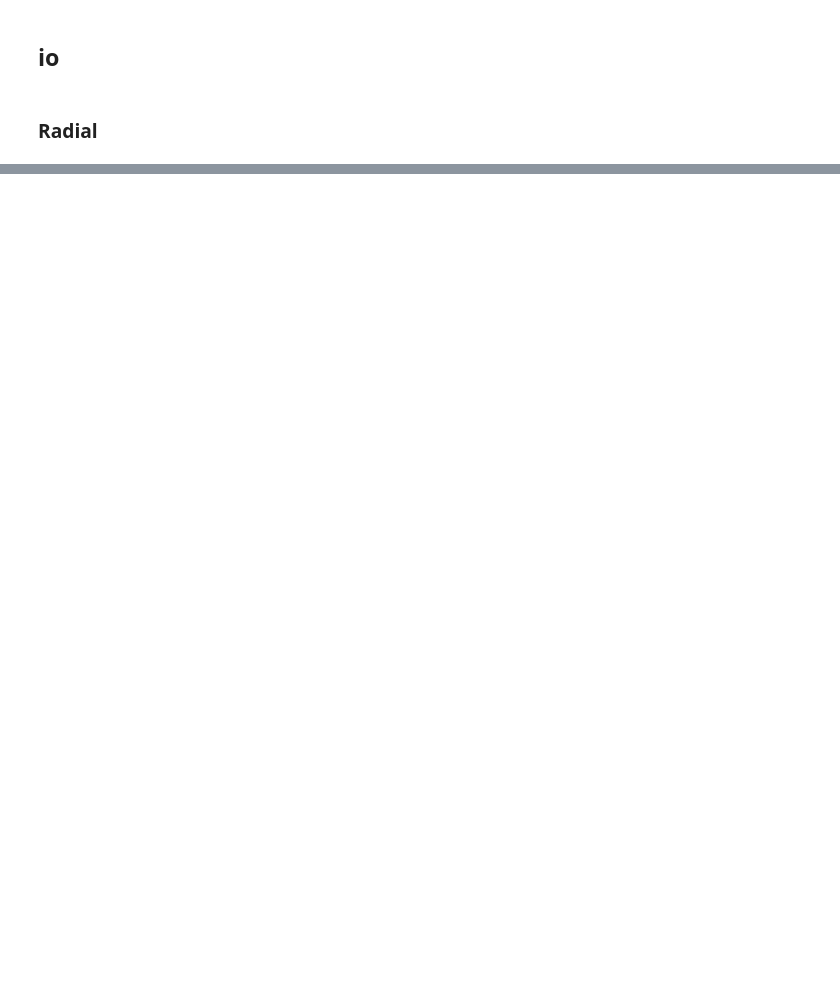
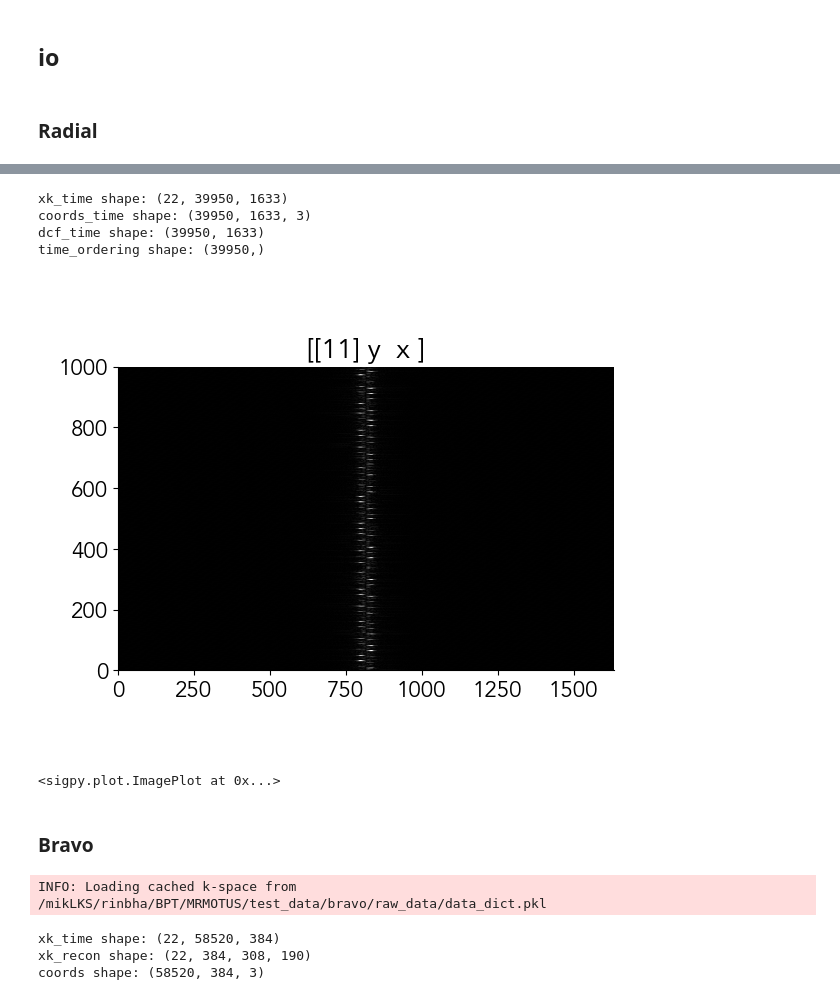
Before and after one commit to mikgroup/nonrigid-motion-bpt, a Jupyter notebook: examples/testing_libraries.ipynb, the cells around one changed output, grey strips where cells are left out. Cells and saved outputs as stored; diff of their text form; code cells hidden in the pictures; blank space fills up the shorter version.

Commit message:
Lot of changes; finished radial reader, bravo reader, and split_xk_bpt

```diff
--- a/examples/testing_libraries.ipynb
+++ b/examples/testing_libraries.ipynb
@@ -1,2 +1,39 @@
 # %% [markdown]
 # Testing Libraries
+# %%
+%env CUDA_DEVICE_ORDER=PCI_BUS_ID
+%env CUDA_VISIBLE_DEVICES=1
+!export BART_CPU_ONLY=1
+!export CUDA_LAUNCH_BLOCKING=1
+
+import importlib
+import sys
+import os
+
+os.environ['BART_TOOLBOX_PATH'] = '/home/rinbha/bart-0.9.00'
+os.environ['BART_CPU_ONLY'] = '1'
+sys.path.append(os.path.join(os.environ['BART_TOOLBOX_PATH'], 'python'))
+sys.path.append(os.path.abspath('/home/rinbha/orchestra-sdk-2.1-1.python/'))
+sys.path.append('../')
+
+sys.path.insert(0, "/home/rinbha/Research/BPT_MOTUS/bpt_mrmotus_2025/bpt_mrmotus_2025/mrmotus_custom_packages/sigpy-custom")
+sys.path.insert(0, "/home/rinbha/Research/BPT_MOTUS/bpt_mrmotus_2025/bpt_mrmotus_2025/mrmotus_custom_packages/torch-interpol")
+import sigpy as sp
+import sigpy.plot as pl
+
+import matplotlib.pyplot as plt
+import numpy as np
+
+# plotting
+%matplotlib widget
+plt.rcParams.update({
+    'axes.spines.top': False,           # Remove top spine
+    'axes.spines.right': False,         # Remove right spine
+    'axes.titlesize': 20,               # Increase title font size
+    'axes.labelsize': 18,               # Increase axis label font size
+    'xtick.labelsize': 16,              # Increase x-tick label size
+    'ytick.labelsize': 16,              # Increase y-tick label size
+    "text.usetex": False,                # Enable LaTeX
+    'legend.fontsize': 12,
+    'font.family': 'Avenir' # Avenir font
+})
@@ -19,9 +55,9 @@ from bpt_motus.io import RadialArchive
 # %%
-# Path to your ScanArchive folder
-inpdir = "/mikLKS/rinbha/BPT/MRMOTUS/test_data"
+# Path to radial ScanArchive folder
+inpdir = "/mikLKS/rinbha/BPT/MRMOTUS/test_data/radial"
 
 # Create the object
 radial = RadialArchive(inpdir)
 
-radial.get_ksp()
+radial.get_ksp(force_reload=False)
 # %% [output]
@@ -29,0 +81,13 @@ INFO: Running command: /mikQNAP/sanand/UTE/pcvipr_recon_binary -export_kdata -hd
+# %%
+for key in radial.data_dict.keys():
+    print(f"{key} shape: {radial.data_dict[key].shape}")
+# %% [output]
+xk_time shape: (22, 39950, 1633)
+coords_time shape: (39950, 1633, 3)
+dcf_time shape: (39950, 1633)
+time_ordering shape: (39950,)
+# %%
+pl.ImagePlot(radial.data_dict['xk_time'][:,:1000])
+# %% [output]
+[figure, added]
+<sigpy.plot.ImagePlot at 0x...>
@@ -29,0 +96,2 @@ INFO: Running command: /mikQNAP/sanand/UTE/pcvipr_recon_binary -export_kdata -hd
+# %% [markdown]
+### Bravo
@@ -29,0 +105,17 @@ INFO: Running command: /mikQNAP/sanand/UTE/pcvipr_recon_binary -export_kdata -hd
+# %%
+# Path to radial ScanArchive folder
+inpdir = "/mikLKS/rinbha/BPT/MRMOTUS/test_data/bravo"
+
+# Create the object
+bravo = BravoArchive(inpdir)
+
+bravo.get_ksp(force_reload=False)
+# %% [output]
+INFO: Loading cached k-space from /mikLKS/rinbha/BPT/MRMOTUS/test_data/bravo/raw_data/data_dict.pkl
+# %%
+for key in bravo.data_dict.keys():
+    print(f"{key} shape: {bravo.data_dict[key].shape}")
+# %% [output]
+xk_time shape: (22, 58520, 384)
+xk_recon shape: (22, 384, 308, 190)
+coords shape: (58520, 384, 3)
```
Also changed, not shown: parts of 21 cells of this notebook, 6 other files.
